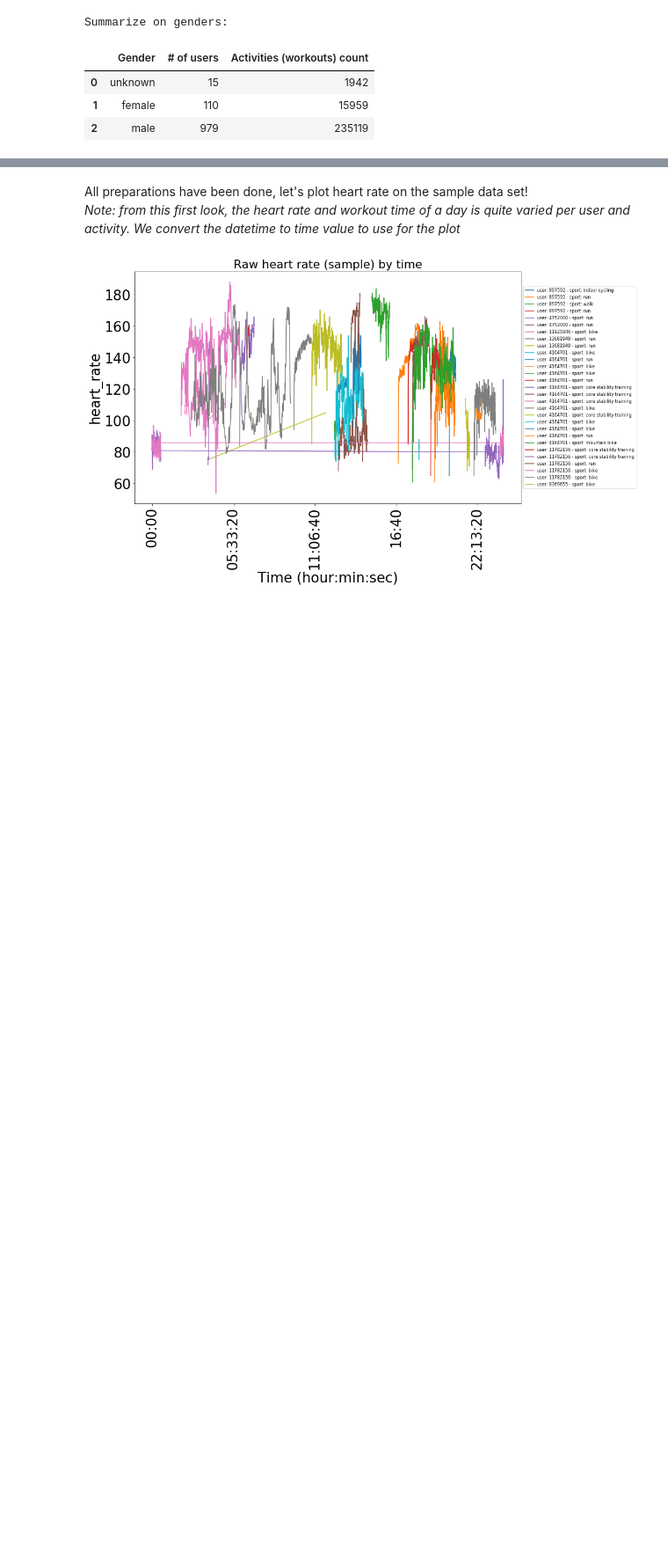
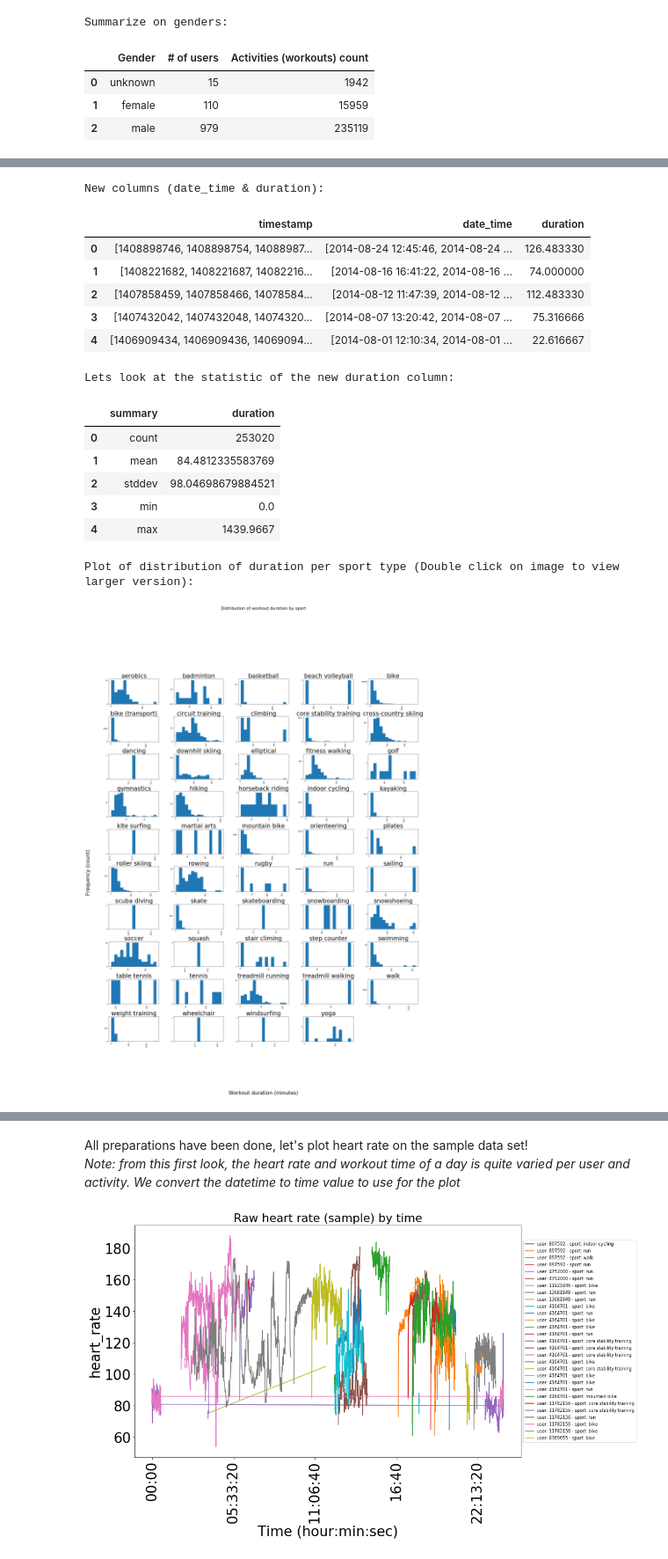
Before and after one commit to TuanTTranCS/concordia-bigdata-project, a Jupyter notebook: BigData_Project_Explore.ipynb, the cells around one changed output, grey strips where cells are left out. Shown at 88% size. Saved outputs shown, nothing was run; the diff lists cells and outputs as text; code cells hidden in the pictures; blank space fills up the shorter version.

```diff
--- a/BigData_Project_Explore.ipynb
+++ b/BigData_Project_Explore.ipynb
@@ -212 +228,67 @@ z  =fig.text(0.04, 0.5, 'frequency', va='center', rotation='vertical')
+# %%
+from datetime import *
+from pyspark.sql.types import *
+from pyspark.sql.functions import udf
+
+# Support function to convert a timestamp column into Datetime.Datetime, to be used for .withColumn function later
+def to_time(timestamp_list):
+    #date_time_list = [datetime.fromtimestamp(t) for t in timestamp_list]
+    return [datetime.fromtimestamp(t) for t in timestamp_list]
+
+# Register the support function 'to_time' as a user defined function into pyspark framework
+udf_to_time = udf(to_time, ArrayType(elementType=TimestampType()))
+
+# Support function to get the duration (in minutes) of a list of datetime values, to be used for withColumn function later
+def get_duration(datetime_list):
+    time_dif = max(datetime_list) - min(datetime_list)
+    return time_dif.seconds/60
+
+# Register the support function 'get_duration' as a user defined function into pyspark framework
+udf_get_duration = udf(get_duration, FloatType())
+
+
+# Create new 'date_time' column to convert from timestamp into python's datetime format for later usage
+df = df.withColumn('date_time',
+    udf_to_time('timestamp'))
+
+# Create duration column from the date_time column just created, using the udf function udf_get_duration defined above
+df = df.withColumn('duration', udf_get_duration('date_time'))
+
+print('New columns (date_time & duration):')
+df.select('timestamp','date_time','duration').limit(5).toPandas()
+
+
+print('\nLet''s look at the statistics of the new duration column:')
+df.describe(['duration']).toPandas()
+
+print('\nPlot of distribution of duration per sport type (Double click on image to view larger version):')
+fig = plt.figure(figsize=(28, 35)) #
+grid_size = (10,5)
+ax = plt.subplot2grid(grid_size, (0,0), colspan=1, rowspan=1)
+
+duration_dist = df.select('duration', 'sport').toPandas().hist(
+    column='duration', bins=15, sharex = False, grid=True, xlabelsize=9, ylabelsize=9, by='sport', ax = ax,
+    layout = (10, 5), figsize=(4,6)
+    )
+
+z = plt.suptitle('Distribution of workout duration by sport', x=0.5, y=1.05, ha='center', fontsize='small')
+y = fig.text(0.5, 0.04, 'Workout duration (minutes)', ha='center')
+z =fig.text(0.04, 0.5, 'Frequency (count)', va='center', rotation='vertical')
+# %% [output]
+New columns (date_time & duration):
+|  | timestamp | date_time | duration |
+| 0 | [1408898746, 1408898754, 14088987... | [2014-08-24 12:45:46, 2014-08-24 ... | 126.483330 |
+| 1 | [1408221682, 1408221687, 14082216... | [2014-08-16 16:41:22, 2014-08-16 ... | 74.000000 |
+| 2 | [1407858459, 1407858466, 14078584... | [2014-08-12 11:47:39, 2014-08-12 ... | 112.483330 |
+| 3 | [1407432042, 1407432048, 14074320... | [2014-08-07 13:20:42, 2014-08-07 ... | 75.316666 |
+| 4 | [1406909434, 1406909436, 14069094... | [2014-08-01 12:10:34, 2014-08-01 ... | 22.616667 |
+Lets look at the statistic of the new duration column:
+|  | summary | duration |
+| 0 | count | 253020 |
+| 1 | mean | 84.4812335583769 |
+| 2 | stddev | 98.04698679884521 |
+| 3 | min | 0.0 |
+| 4 | max | 1439.9667 |
+Plot of distribution of duration per sport type (Double click on image to view larger version):
+[figure, added]
 # %% [markdown]
```
Also changed, not shown: parts of 15 cells of this notebook.
